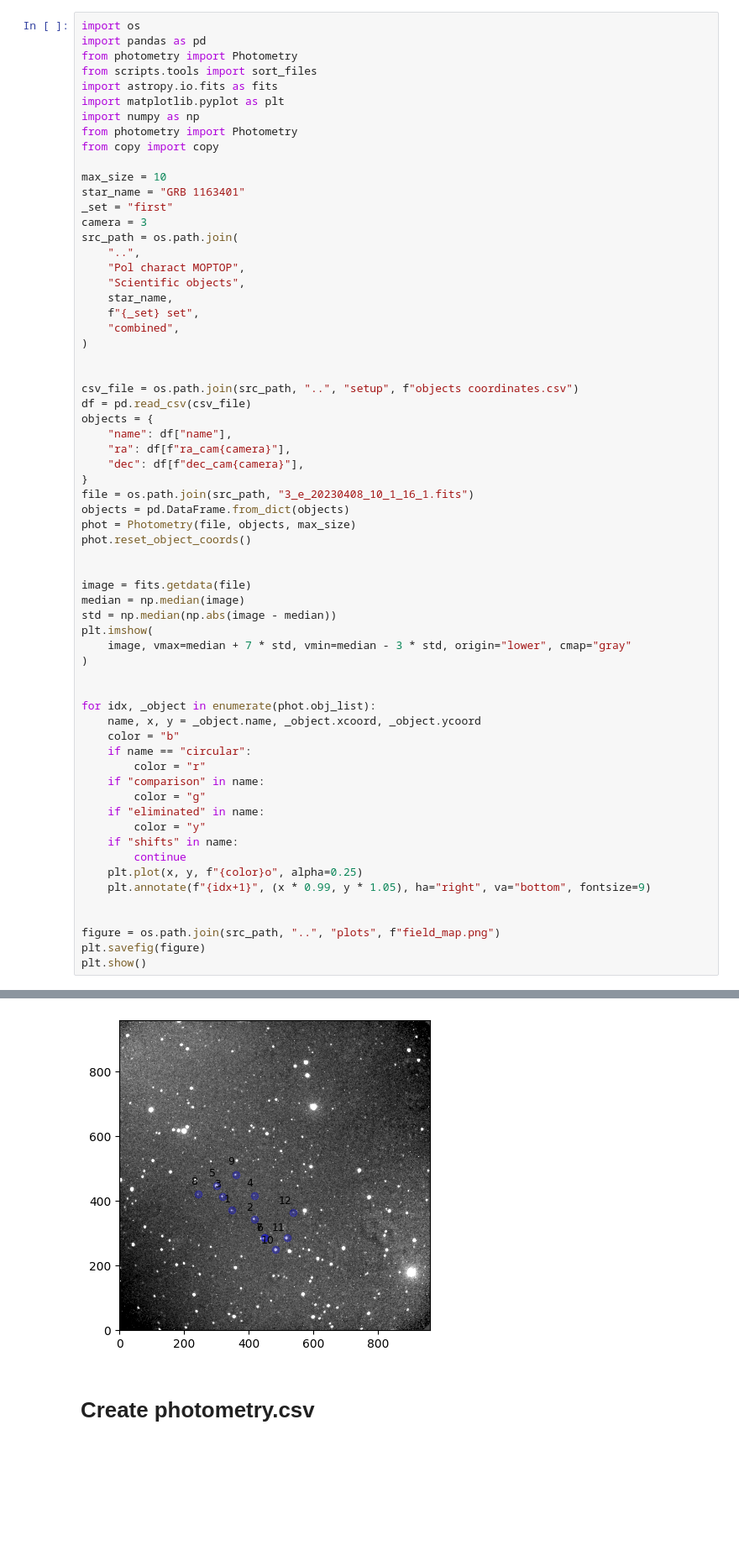
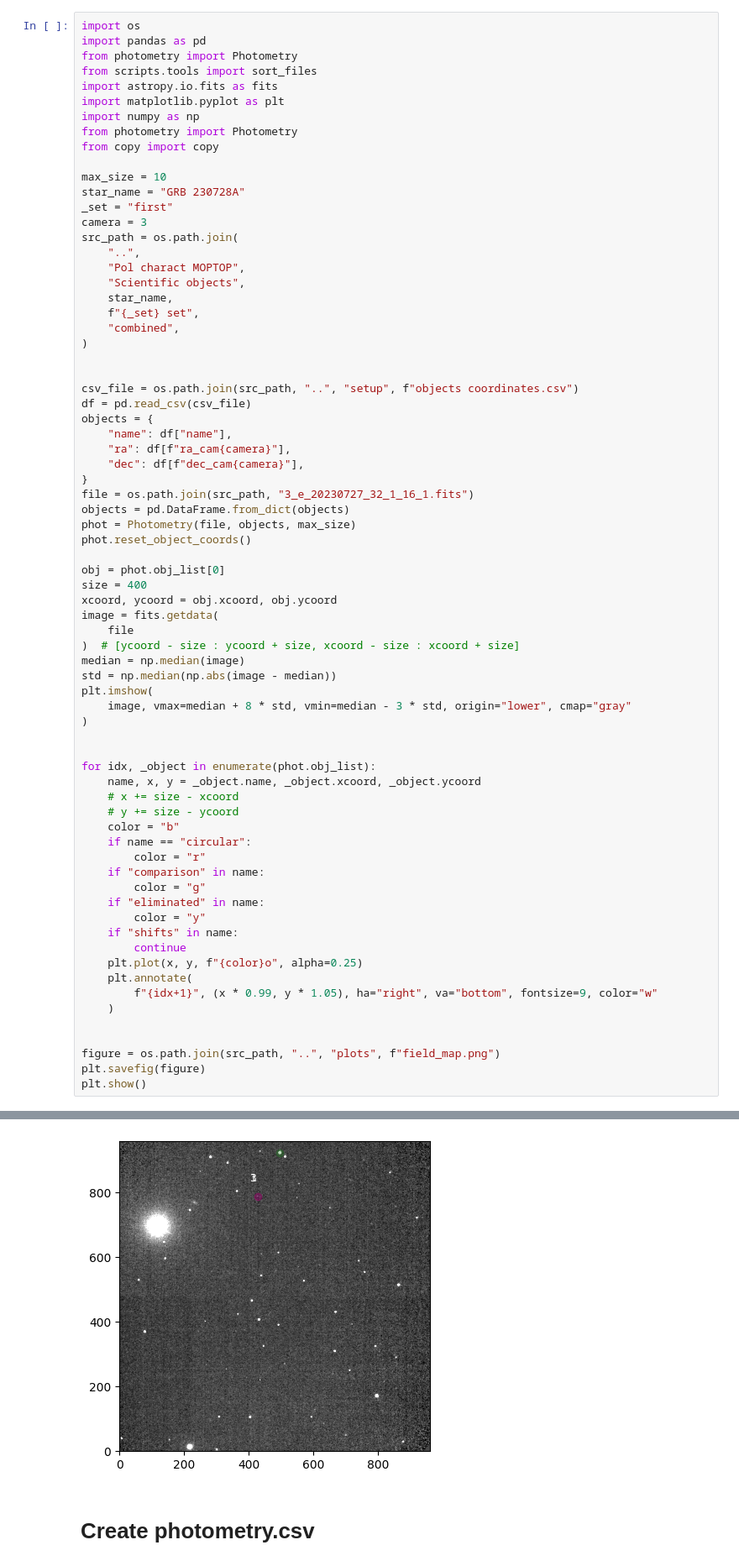
Before and after one commit to DBernardes/Tools-for-the-MOPTOP-pipeline-products, a Jupyter notebook: photometry_extraction.ipynb, the cells around one changed output, grey strips where cells are left out. Shown at 84% size. Drawn from its saved outputs; the diff is of its cells as text; blank space fills up the shorter version.

```diff
--- a/photometry_extraction.ipynb
+++ b/photometry_extraction.ipynb
@@ -10,7 +10,7 @@ from photometry import Photometry
 from copy import copy
 
 max_size = 10
-star_name = "GRB 1163401"
+star_name = "GRB 230728A"
 _set = "first"
 camera = 3
 src_path = os.path.join(
@@ -30,22 +30,28 @@ objects = {
     "ra": df[f"ra_cam{camera}"],
     "dec": df[f"dec_cam{camera}"],
 }
-file = os.path.join(src_path, "3_e_20230408_10_1_16_1.fits")
+file = os.path.join(src_path, "3_e_20230727_32_1_16_1.fits")
 objects = pd.DataFrame.from_dict(objects)
 phot = Photometry(file, objects, max_size)
 phot.reset_object_coords()
 
-
-image = fits.getdata(file)
+obj = phot.obj_list[0]
+size = 400
+xcoord, ycoord = obj.xcoord, obj.ycoord
+image = fits.getdata(
+    file
+)  # [ycoord - size : ycoord + size, xcoord - size : xcoord + size]
 median = np.median(image)
 std = np.median(np.abs(image - median))
 plt.imshow(
-    image, vmax=median + 7 * std, vmin=median - 3 * std, origin="lower", cmap="gray"
+    image, vmax=median + 8 * std, vmin=median - 3 * std, origin="lower", cmap="gray"
 )
 
 
 for idx, _object in enumerate(phot.obj_list):
     name, x, y = _object.name, _object.xcoord, _object.ycoord
+    # x += size - xcoord
+    # y += size - ycoord
     color = "b"
     if name == "circular":
         color = "r"
@@ -56,7 +62,9 @@ for idx, _object in enumerate(phot.obj_list):
     if "shifts" in name:
         continue
     plt.plot(x, y, f"{color}o", alpha=0.25)
-    plt.annotate(f"{idx+1}", (x * 0.99, y * 1.05), ha="right", va="bottom", fontsize=9)
+    plt.annotate(
+        f"{idx+1}", (x * 0.99, y * 1.05), ha="right", va="bottom", fontsize=9, color="w"
+    )
 
 
 figure = os.path.join(src_path, "..", "plots", f"field_map.png")
@@ -70,4 +78,4 @@ Set MJD-END to 60043.209553 from DATE-END'. [astropy.wcs.wcs]
-[figure, old version]
+[figure, new version]
 # %% [markdown]
 # Create photometry.csv
 # %%
```
Also changed, not shown: parts of 7 cells of this notebook, 5 other files.
